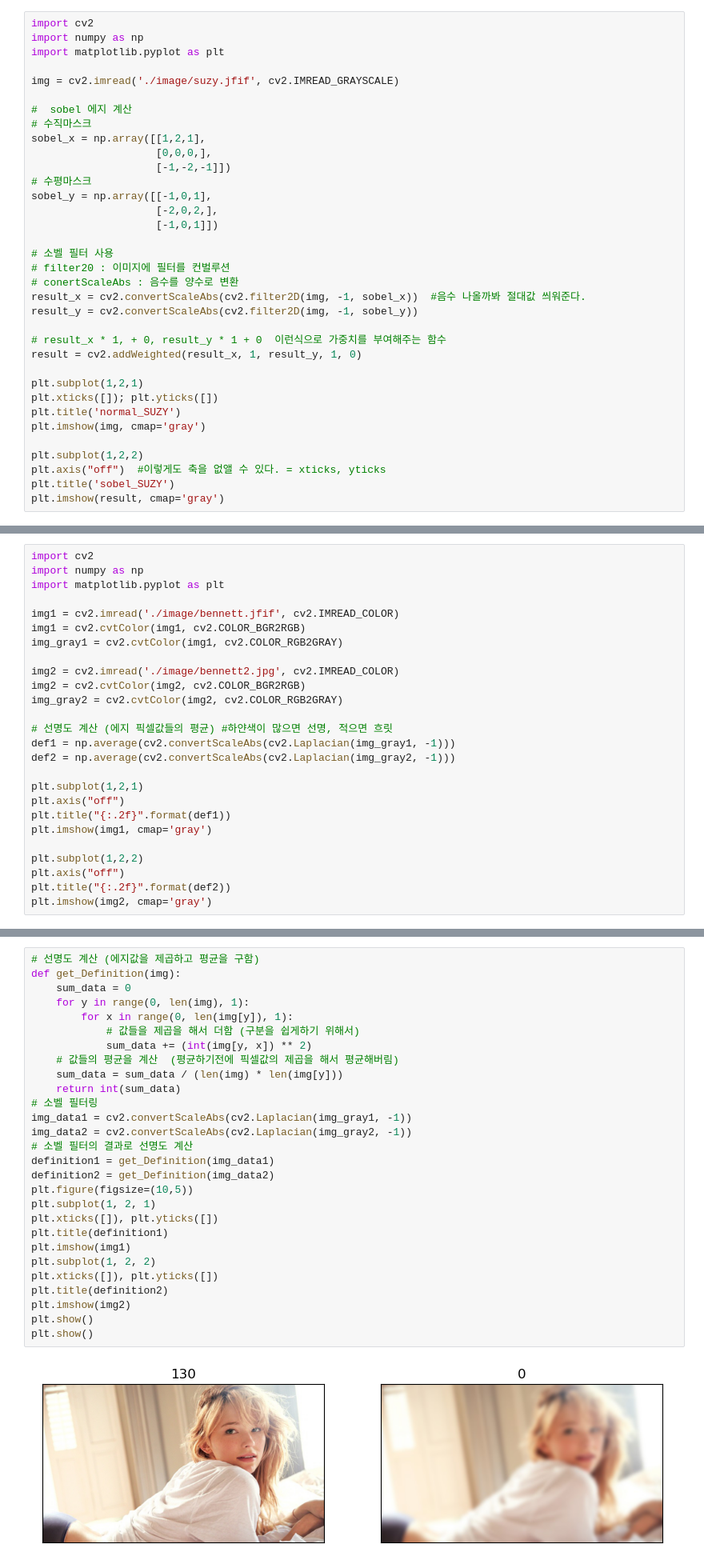
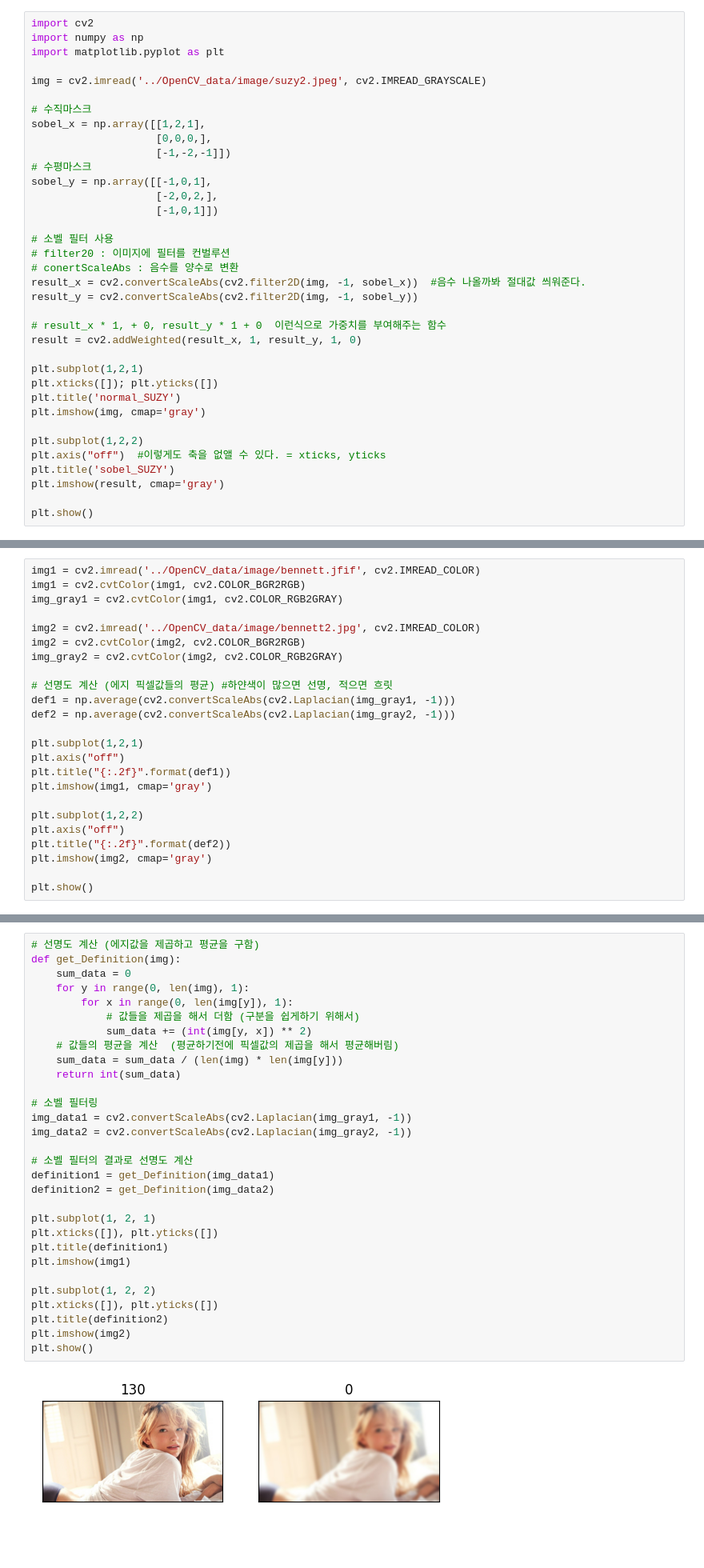
Before and after one commit to choiyun9yu/05.ComputerVision, a Jupyter notebook: OpenCV08_에지필터링.ipynb, the cells around one changed output, grey strips where cells are left out. Shown at 80% size. Cells and saved outputs as stored; diff of their text form; blank space fills up the shorter version.

```diff
--- a/OpenCV08_에지필터링.ipynb
+++ b/OpenCV08_에지필터링.ipynb
@@ -77,9 +77,8 @@ import cv2
 import numpy as np
 import matplotlib.pyplot as plt
 
-img = cv2.imread('./image/suzy.jfif', cv2.IMREAD_GRAYSCALE)
+img = cv2.imread('../OpenCV_data/image/suzy2.jpeg', cv2.IMREAD_GRAYSCALE)
 
-#  sobel 에지 계산
 # 수직마스크
 sobel_x = np.array([[1,2,1],
                     [0,0,0,],
@@ -107,4 +106,6 @@ plt.subplot(1,2,2)
 plt.axis("off")  #이렇게도 축을 없앨 수 있다. = xticks, yticks
 plt.title('sobel_SUZY')
 plt.imshow(result, cmap='gray')
+
+plt.show()
 # %% [output]
@@ -192,14 +186,10 @@ plt.imshow(img2, cmap='gray')
 [figure]
 # %%
-import cv2
-import numpy as np
-import matplotlib.pyplot as plt
-
-img1 = cv2.imread('./image/bennett.jfif', cv2.IMREAD_COLOR)
+img1 = cv2.imread('../OpenCV_data/image/bennett.jfif', cv2.IMREAD_COLOR)
 img1 = cv2.cvtColor(img1, cv2.COLOR_BGR2RGB)
 img_gray1 = cv2.cvtColor(img1, cv2.COLOR_RGB2GRAY)
 
-img2 = cv2.imread('./image/bennett2.jpg', cv2.IMREAD_COLOR)
+img2 = cv2.imread('../OpenCV_data/image/bennett2.jpg', cv2.IMREAD_COLOR)
 img2 = cv2.cvtColor(img2, cv2.COLOR_BGR2RGB)
 img_gray2 = cv2.cvtColor(img2, cv2.COLOR_RGB2GRAY)
 
@@ -216,4 +206,6 @@ plt.subplot(1,2,2)
 plt.axis("off")
 plt.title("{:.2f}".format(def2))
 plt.imshow(img2, cmap='gray')
+
+plt.show()
 # %% [output]
@@ -224,33 +215,35 @@ plt.imshow(img2, cmap='gray')
 # %%
 # 선명도 계산 (에지값을 제곱하고 평균을 구함)
 def get_Definition(img):
     sum_data = 0
     for y in range(0, len(img), 1):
         for x in range(0, len(img[y]), 1):
             # 값들을 제곱을 해서 더함 (구분을 쉽게하기 위해서)
             sum_data += (int(img[y, x]) ** 2)
     # 값들의 평균을 계산  (평균하기전에 픽셀값의 제곱을 해서 평균해버림)
     sum_data = sum_data / (len(img) * len(img[y]))
     return int(sum_data)
+
 # 소벨 필터링
 img_data1 = cv2.convertScaleAbs(cv2.Laplacian(img_gray1, -1))
 img_data2 = cv2.convertScaleAbs(cv2.Laplacian(img_gray2, -1))
+
 # 소벨 필터의 결과로 선명도 계산
 definition1 = get_Definition(img_data1)
 definition2 = get_Definition(img_data2)
-plt.figure(figsize=(10,5))
+
 plt.subplot(1, 2, 1)
 plt.xticks([]), plt.yticks([])
 plt.title(definition1)
 plt.imshow(img1)
+
 plt.subplot(1, 2, 2)
 plt.xticks([]), plt.yticks([])
 plt.title(definition2)
 plt.imshow(img2)
 plt.show()
-plt.show()
 # %% [output]
-[figure, old version]
+[figure, new version]
 # %% [markdown]
 <table border=1 width=100%>
     <tr><td style="border: 1px solid black; width:600px; text-align: left;"><font size=4 color=red><b>실습문제</b></font><br><br>
```
Also changed, not shown: parts of 33 cells of this notebook, 20 other files.
